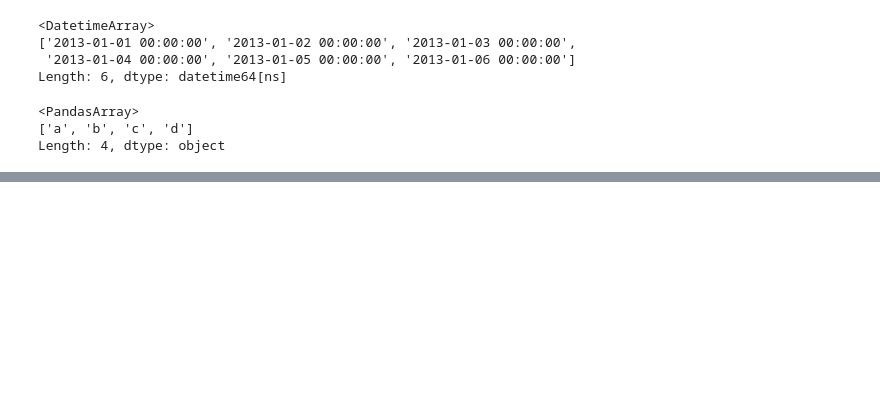
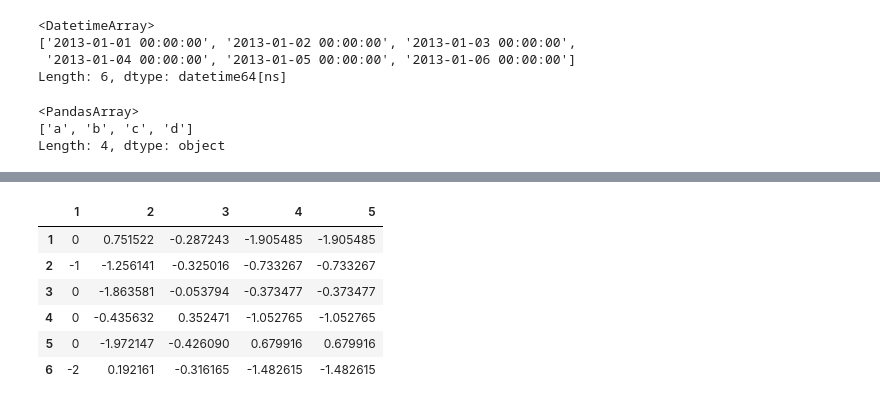
Before and after one commit to DDMXIE/PythonEntryStudy, a Jupyter notebook: pandas/dataframe/Dataframe基础操作.ipynb, the cells around one changed output, grey strips where cells are left out. Cells and saved outputs as stored; diff of their text form; code cells hidden in the pictures; blank space fills up the shorter version.

```diff
--- a/pandas/dataframe/Dataframe基础操作.ipynb
+++ b/pandas/dataframe/Dataframe基础操作.ipynb
@@ -139,0 +189,12 @@ Name: 1, dtype: float64
+# %%
+# 拷贝一样的列
+df[5] = df[4]
+df
+# %% [output]
+|  | 1 | 2 | 3 | 4 | 5 |
+| 1 | 0 | 0.751522 | -0.287243 | -1.905485 | -1.905485 |
+| 2 | -1 | -1.256141 | -0.325016 | -0.733267 | -0.733267 |
+| 3 | 0 | -1.863581 | -0.053794 | -0.373477 | -0.373477 |
+| 4 | 0 | -0.435632 | 0.352471 | -1.052765 | -1.052765 |
+| 5 | 0 | -1.972147 | -0.426090 | 0.679916 | 0.679916 |
+| 6 | -2 | 0.192161 | -0.316165 | -1.482615 | -1.482615 |
```
Also changed, not shown: parts of 21 cells of this notebook.
